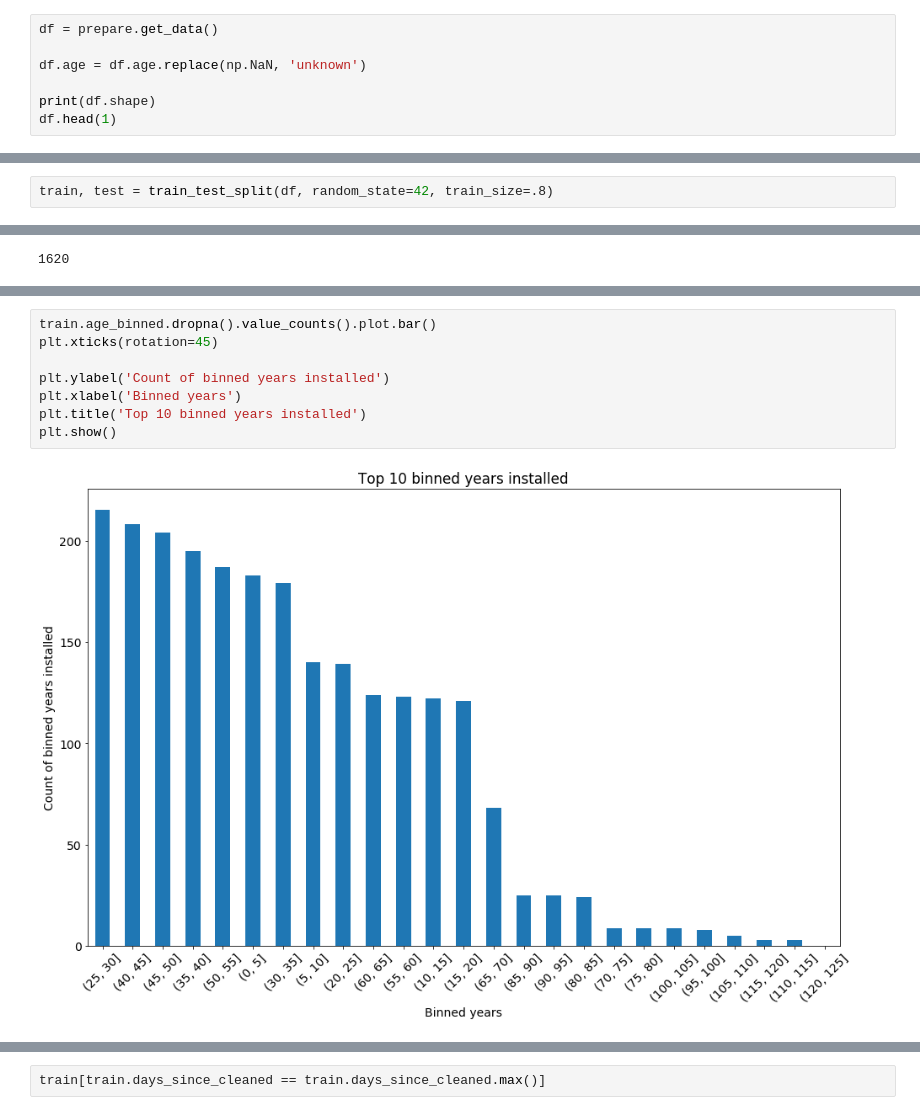
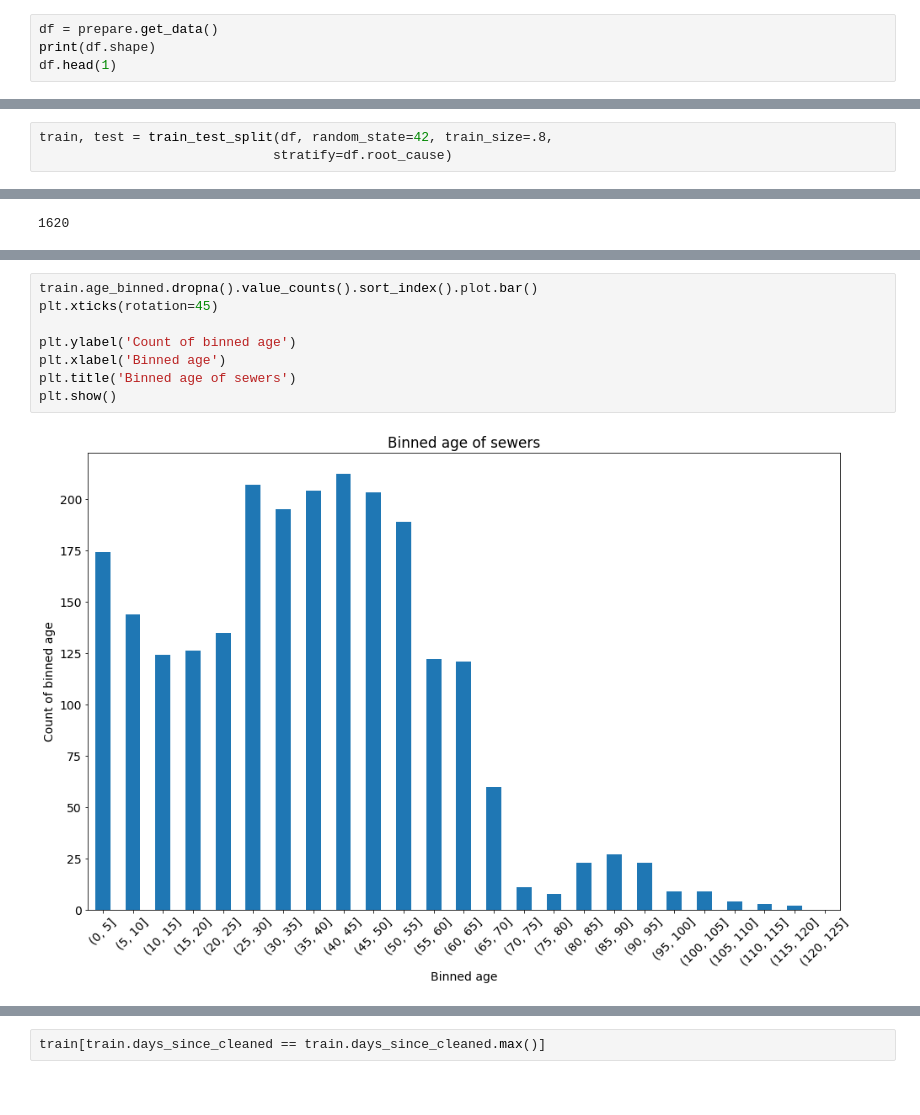
Before and after one commit to we-came-we-SAWS-we-conquered/saws-capstone-project, a Jupyter notebook: cameron_repo/Cameron_notebook.ipynb, the cells around one changed output, grey strips where cells are left out. Cells and saved outputs as stored; diff of their text form.

```diff
--- a/cameron_repo/Cameron_notebook.ipynb
+++ b/cameron_repo/Cameron_notebook.ipynb
@@ -171,9 +171,6 @@ df_dict
 # Exploration
 # %%
 df = prepare.get_data()
-
-df.age = df.age.replace(np.NaN, 'unknown')
-
 print(df.shape)
 df.head(1)
 # %% [output]
@@ -184,5 +200,6 @@ df.head(1)
 # %%
-train, test = train_test_split(df, random_state=42, train_size=.8)
+train, test = train_test_split(df, random_state=42, train_size=.8,
+                              stratify=df.root_cause)
 # %%
 train.zip_code.value_counts().head(5)
 # %% [output]
@@ -299,14 +316,14 @@ train[train.total_gal.isin(list(train.total_gal.nlargest(8)))]
 8 rows × 75 columns
 # %%
-train.age_binned.dropna().value_counts().plot.bar()
+train.age_binned.dropna().value_counts().sort_index().plot.bar()
 plt.xticks(rotation=45)
 
-plt.ylabel('Count of binned years installed')
-plt.xlabel('Binned years')
-plt.title('Top 10 binned years installed')
+plt.ylabel('Count of binned age')
+plt.xlabel('Binned age')
+plt.title('Binned age of sewers')
 plt.show()
 # %% [output]
-[figure, old version]
+[figure, new version]
 # %%
 ax = train.groupby('root_cause').days_since_cleaned.mean()\
     .sort_values(ascending=False).dropna().plot.barh()
```
Also changed, not shown: parts of 68 cells of this notebook, 1 other file.
